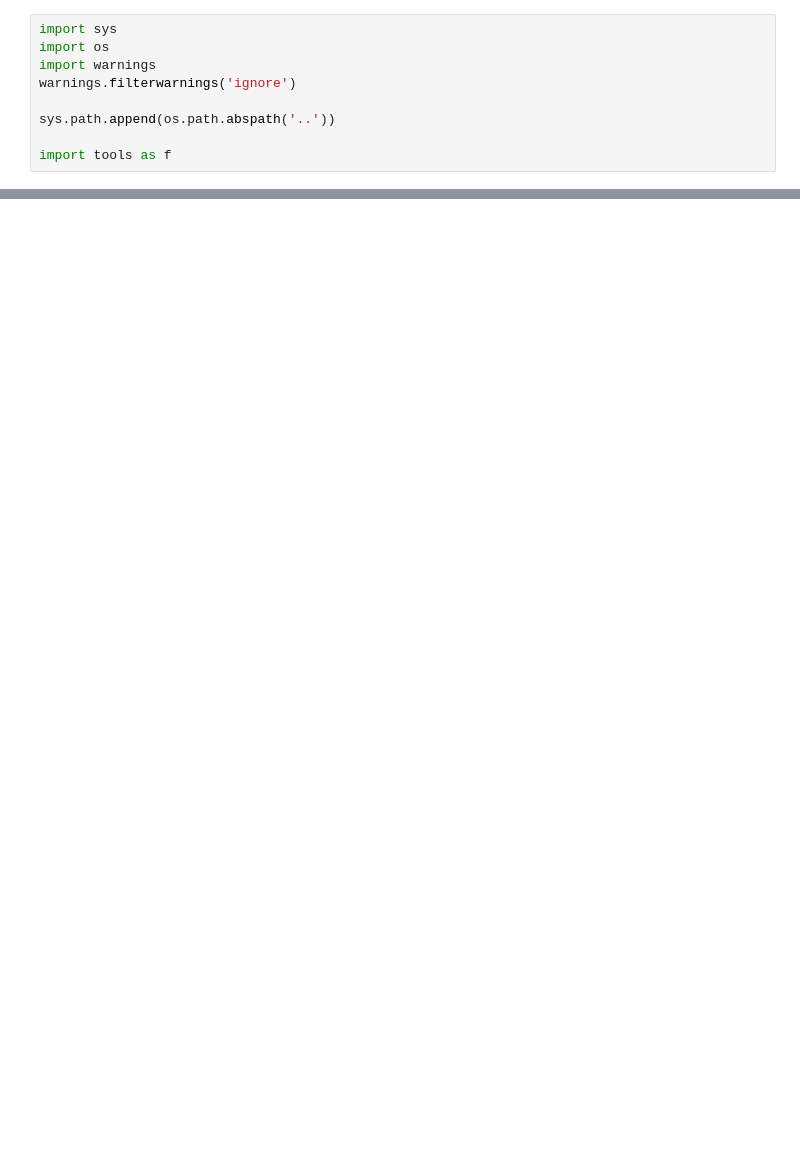
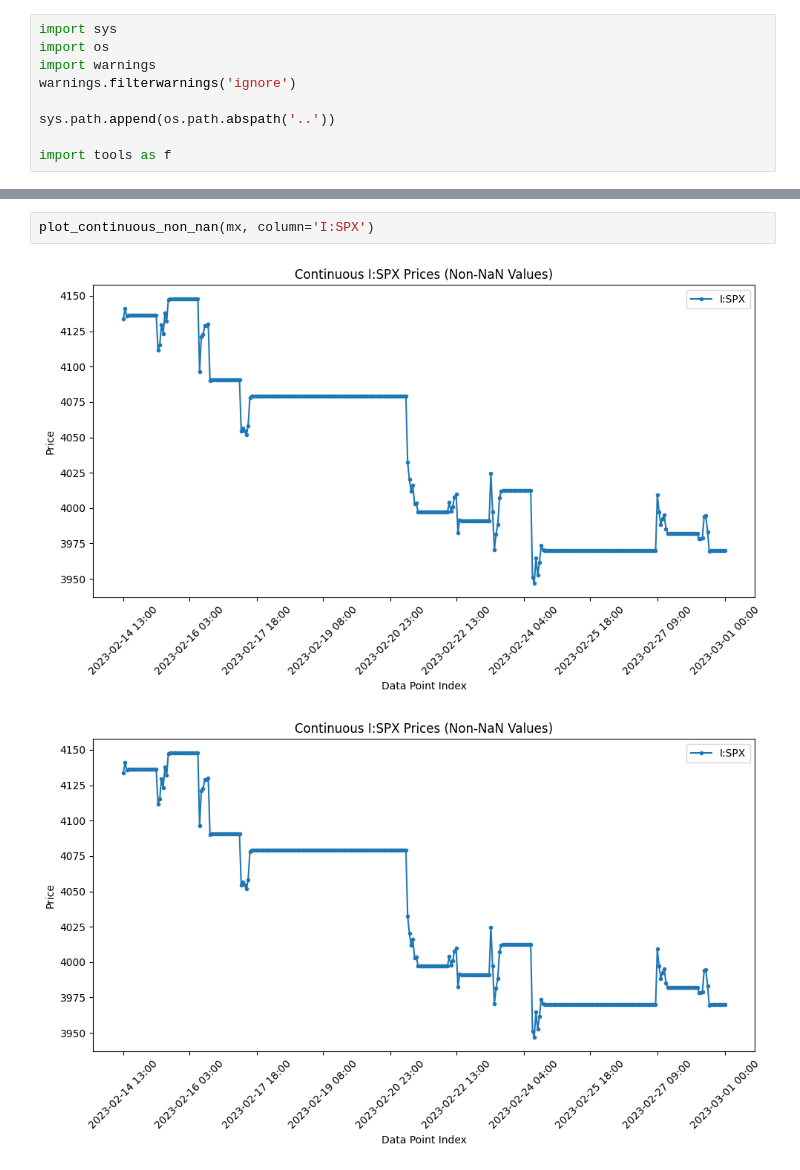
Before and after one commit to reggiehsu111/option_signals, a Jupyter notebook: exps/first_test.ipynb, the cells around one changed output, grey strips where cells are left out. Saved outputs shown, nothing was run; the diff lists cells and outputs as text; blank space fills up the shorter version.

```diff
--- a/exps/first_test.ipynb
+++ b/exps/first_test.ipynb
@@ -45,0 +110,5 @@ mx.dropna()
+# %%
+plot_continuous_non_nan(mx, column='I:SPX')
+# %% [output]
+[figure, added]
+[figure, added]
```
Also changed, not shown: parts of 6 cells of this notebook, 1 other file.
